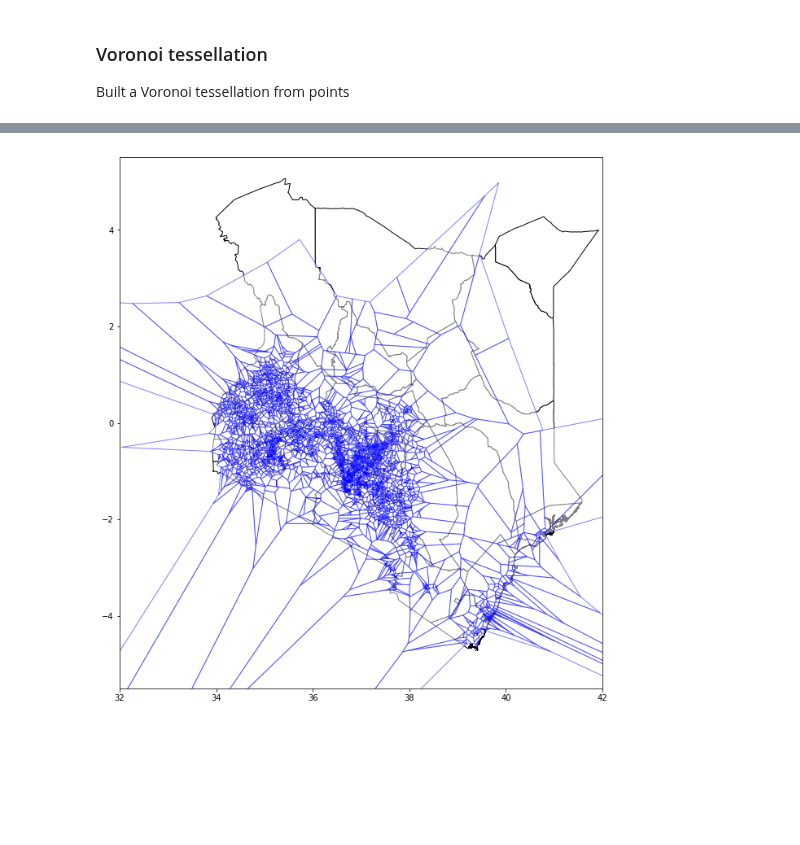
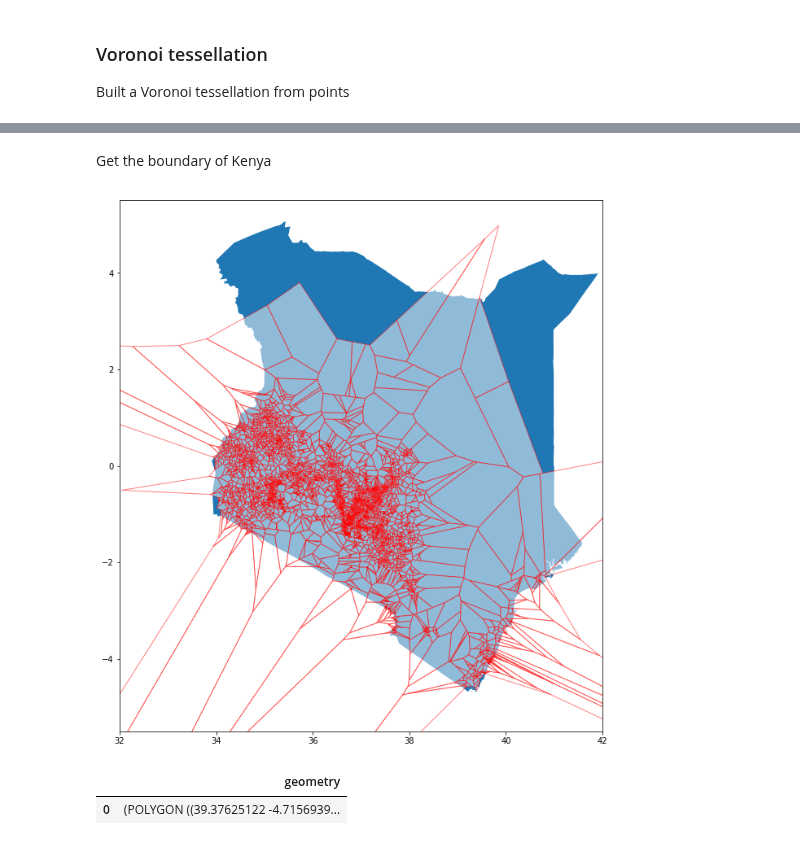
Before and after one commit to Vizzuality/notebooks, a Jupyter notebook: i2i/fspmaps/fspmaps_Data_Exploration.ipynb, the cells around one changed output, grey strips where cells are left out. Drawn from its saved outputs; the diff is of its cells as text; code cells hidden in the pictures; blank space fills up the shorter version.

```diff
--- a/i2i/fspmaps/fspmaps_Data_Exploration.ipynb
+++ b/i2i/fspmaps/fspmaps_Data_Exploration.ipynb
@@ -197,5 +188,0 @@ def rectangular_grid(x, y, width, height):
-# %%
-lng = inAgri[inAgri['type'] == 'Agro-dealers']['lng']
-lat = inAgri[inAgri['type'] == 'Agro-dealers']['lat']
-
-grid = rectangular_grid(lng, lat, 0.1, 0.1)
@@ -379,0 +388,2 @@ voronoid = voronoi_tessellation(long, lat)
+# %% [markdown]
+Get the boundary of Kenya
@@ -380,11 +393,19 @@ voronoid = voronoi_tessellation(long, lat)
+# %%
+boundary = gpd.GeoSeries(cascaded_union(kenmap['geometry']))
 # %%
 fig, ax = plt.subplots(figsize=[12,12])
 ax.set_aspect('equal')
 
-kenmap.plot(ax=ax, color='white', edgecolor='black')
-voronoid.plot(ax=ax, color='white', edgecolor='blue', alpha=0.5)
+boundary.plot(ax=ax)
+voronoid.plot(ax=ax, color='white', edgecolor='red', alpha=0.5)
 
 ax.set_xlim(32,42)
 ax.set_ylim(-5.5,5.5);
 # %% [output]
-[figure, old version]
+[figure, new version]
+# %%
+boundary = gpd.GeoDataFrame(boundary).rename(columns={0: 'geometry'})
+boundary.head()
+# %% [output]
+|  | geometry |
+| 0 | (POLYGON ((39.37625122 -4.7156939... |
```
Also changed, not shown: parts of 49 cells of this notebook.
